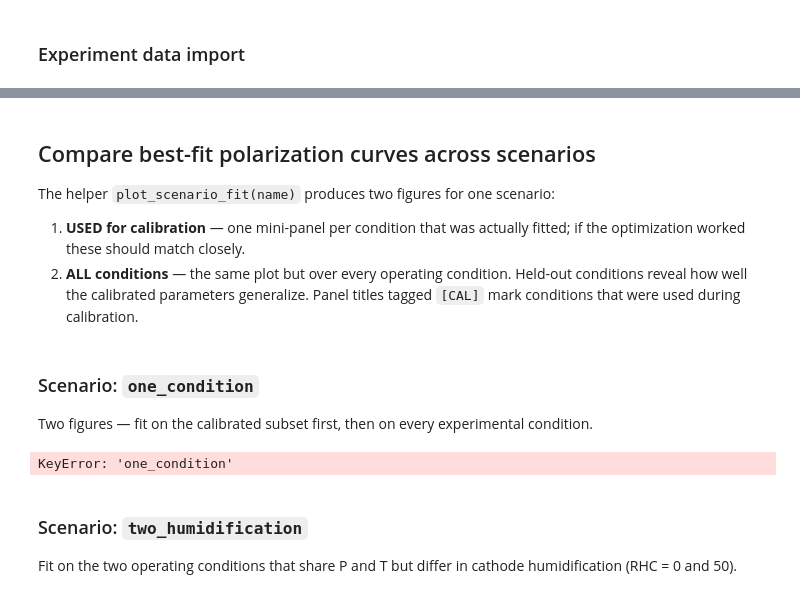
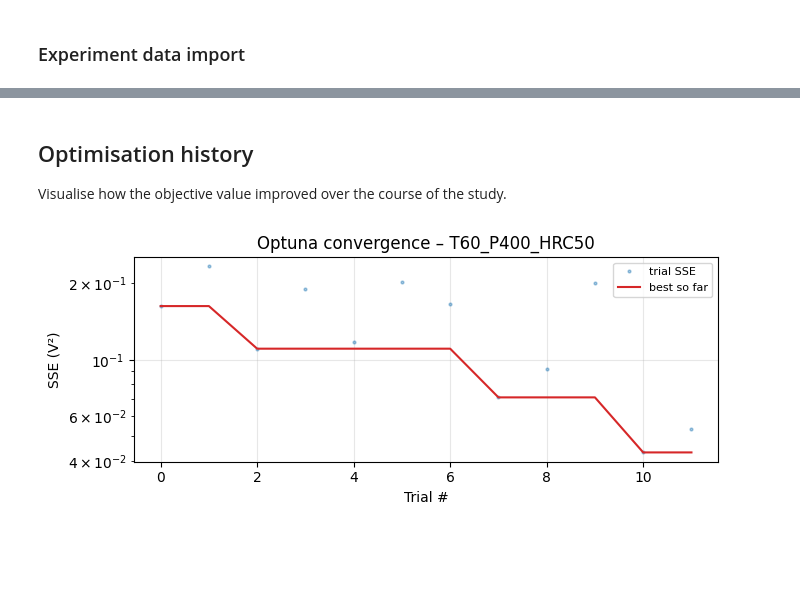
Before and after one commit to YuKwanH/DS-AlphaPEM, a Jupyter notebook: simulation/parameter calibration/dynamic model/polar.ipynb, the cells around one changed output, grey strips where cells are left out. Cells and saved outputs as stored; diff of their text form; code cells hidden in the pictures; blank space fills up the shorter version.

```diff
--- a/simulation/parameter calibration/dynamic model/polar.ipynb
+++ b/simulation/parameter calibration/dynamic model/polar.ipynb
@@ -283,61 +366,23 @@ Index: []
 # %% [markdown]
-## Compare best-fit polarization curves across scenarios
-The helper `plot_scenario_fit(name)` produces two figures for one scenario:
-1. **USED for calibration** — one mini-panel per condition that was actually fitted; if the optimization worked these should match closely.
-2. **ALL conditions** — the same plot but over every operating condition. Held-out conditions reveal how well the calibrated parameters generalize. Panel titles tagged `[CAL]` mark conditions that were used during calibration.
+## Optimisation history
+
+Visualise how the objective value improved over the course of the study.
 # %%
-import math
 
-def plot_scenario_fit(name):
-    """Produce two per-condition grids for a calibration scenario:
-    1. only the conditions used in the fit
-    2. every condition in the experimental dataset
-    Blue solid markers = experiment, red dotted squares = simulation.
-    """
-    info = results[name]
-    cal_set = set(info["calibrated_keys"])
+# ---- Cell 11: Convergence plot ----
+trial_values = [t.value for t in study.trials if t.value is not None]
+best_so_far  = np.minimum.accumulate(trial_values)
 
-    panels_to_show = [
-        ("USED for calibration", info["calibrated_keys"]),
-        ("ALL conditions",       list(polardata_exp.keys())),
-    ]
-    for title_suffix, keys in panels_to_show:
-        n = len(keys)
-        if n == 0:
-            print(f"({name}: no conditions for '{title_suffix}')")
-            continue
-        ncols = min(4, max(1, n))
-        nrows = math.ceil(n / ncols)
-        fig, axes = plt.subplots(nrows, ncols, figsize=(3.2 * ncols, 2.4 * nrows),
-                                 sharex=True, sharey=True, squeeze=False)
-        for ax, cond_key in zip(axes.flatten(), keys):
-            ucell_exp = _experimental_ucell(cond_key)
-            ucell_sim = info["sim_all"].get(cond_key)
-            ax.plot(I_tested, ucell_exp, "o-", color="tab:blue",
-                    linewidth=1.4, label="experiment")
-            if ucell_sim is not None:
-                ax.plot(I_tested, ucell_sim, "s:", color="tab:red",
-                        linewidth=1.2, label="simulated")
-            in_cal = cond_key in cal_set
-            tag = "[CAL] " if in_cal else ""
-            ax.set_title(f"{tag}{cond_key}", fontsize=8,
-                         color="tab:green" if in_cal else "black")
-            ax.grid(True, alpha=0.3)
-        for ax in axes.flatten()[n:]:
-            ax.set_visible(False)
-        axes.flatten()[0].legend(fontsize=8, loc="best")
-        fig.suptitle(f"{info['label']}  --  {title_suffix}\n"
-                     f"objective on calibrated subset = {info['best_value']:.4f}",
-                     fontsize=10)
-        fig.tight_layout()
-        plt.show()
+fig, ax = plt.subplots(figsize=(7, 3))
+ax.plot(trial_values,  ".", color="tab:blue", alpha=0.4, markersize=4, label="trial SSE")
+ax.plot(best_so_far,   "-", color="tab:red",  linewidth=1.5,           label="best so far")
+ax.set_xlabel("Trial #")
+ax.set_ylabel("SSE (V²)")
+ax.set_title(f"Optuna convergence – {CHOSEN_COND}")
+ax.set_yscale("log")
+ax.grid(True, alpha=0.3)
+ax.legend(fontsize=8)
+plt.tight_layout()
+plt.show()
+# %% [output]
+[figure, added]
-# %% [markdown]
-### Scenario: `one_condition`
-Two figures — fit on the calibrated subset first, then on every experimental condition.
-# %%
-plot_scenario_fit("one_condition")
-# %% [output]
-KeyError: 'one_condition'
-# %% [markdown]
-### Scenario: `two_humidification`
-Fit on the two operating conditions that share P and T but differ in cathode humidification (RHC = 0 and 50).
```
Also changed, not shown: parts of 21 cells of this notebook, 3 other files.
